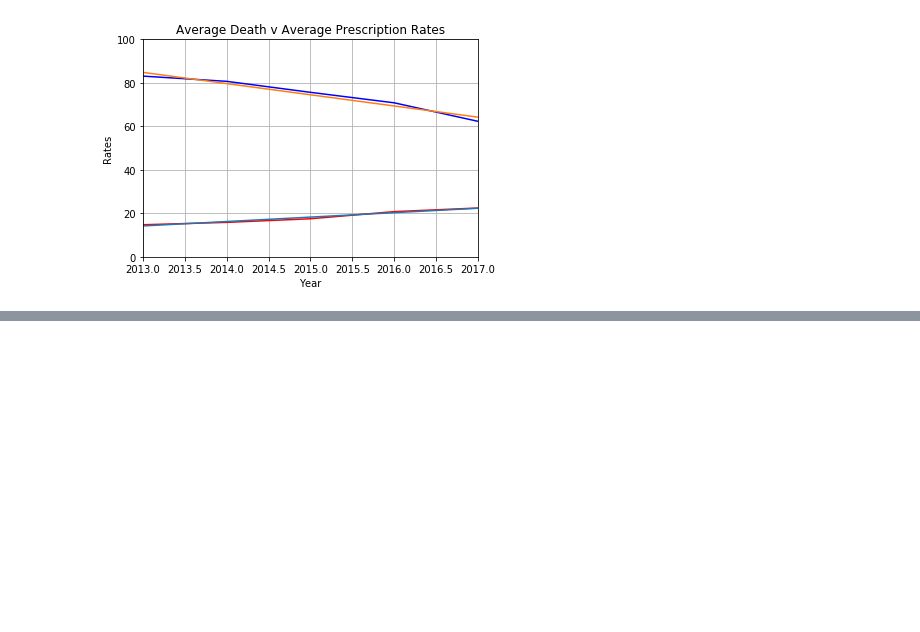
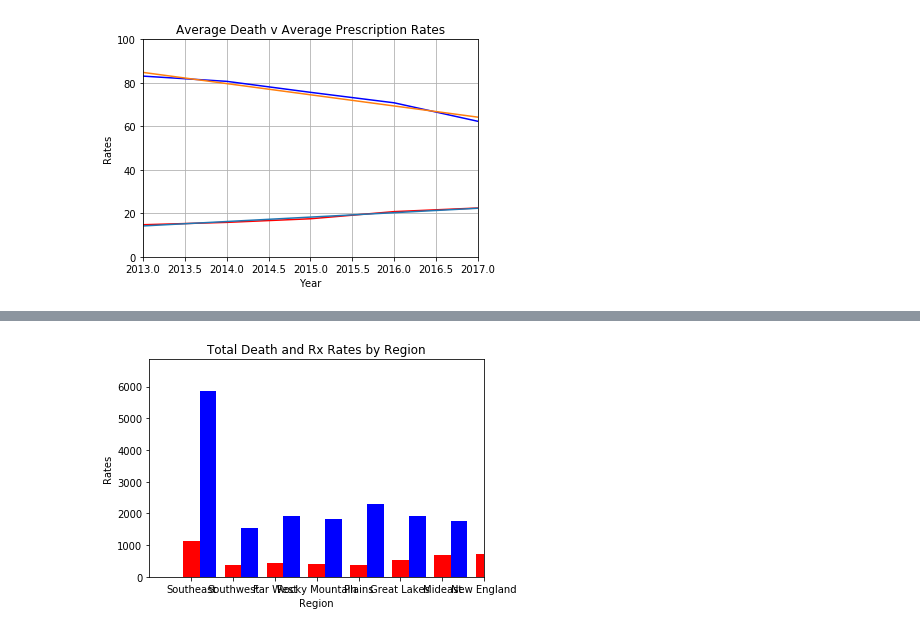
Before and after one commit to cgilbert05/Project-Team-Blue, a Jupyter notebook: Rx v Death Regression.ipynb, the cells around one changed output, grey strips where cells are left out. Cells and saved outputs as stored; diff of their text form; code cells hidden in the pictures; blank space fills up the shorter version.

Commit message:
regression and bar chart

```diff
--- a/Rx v Death Regression.ipynb
+++ b/Rx v Death Regression.ipynb
@@ -102,0 +231,41 @@ se_mean_deaths_2017 = southeast["2017Deaths"].mean()
+# %%
+# Total sum of deaths over 5 year period by region
+se_death_sum = se_deaths_2013 + se_deaths_2014 + se_deaths_2015 + se_deaths_2016 + se_deaths_2017
+sw_death_sum = sw_deaths_2013 + sw_deaths_2014 + sw_deaths_2015 + sw_deaths_2016 + sw_deaths_2017
+fw_death_sum = fw_deaths_2013 + fw_deaths_2014 + fw_deaths_2015 + fw_deaths_2016 + fw_deaths_2017
+rm_death_sum = rm_deaths_2013 + rm_deaths_2014 + rm_deaths_2015 + rm_deaths_2016 + rm_deaths_2017
+p_death_sum = p_deaths_2013 + p_deaths_2014 + p_deaths_2015 + p_deaths_2016 + p_deaths_2017
+gl_death_sum = gl_deaths_2013 + gl_deaths_2014 + gl_deaths_2015 + gl_deaths_2016 + gl_deaths_2017
+me_death_sum = me_deaths_2013 + me_deaths_2014 + me_deaths_2015 + me_deaths_2016 + me_deaths_2017
+ne_death_sum = ne_deaths_2013 + ne_deaths_2014 + ne_deaths_2015 + ne_deaths_2016 + ne_deaths_2017
+
+# Total sum of prescription rates over 5 year period by region
+se_rx_sum = se_rx_2013 + se_rx_2014 + se_rx_2015 + se_rx_2016 + se_rx_2017
+sw_rx_sum = sw_rx_2013 + sw_rx_2014 + sw_rx_2015 + sw_rx_2016 + sw_rx_2017
+fw_rx_sum = fw_rx_2013 + fw_rx_2014 + fw_rx_2015 + fw_rx_2016 + fw_rx_2017
+rm_rx_sum = rm_rx_2013 + rm_rx_2014 + rm_rx_2015 + rm_rx_2016 + rm_rx_2017
+p_rx_sum = p_rx_2013 + p_rx_2014 + p_rx_2015 + p_rx_2016 + p_rx_2017
+gl_rx_sum = gl_rx_2013 + gl_rx_2014 + gl_rx_2015 + gl_rx_2016 + gl_rx_2017
+me_rx_sum = me_rx_2013 + me_rx_2014 + me_rx_2015 + me_rx_2016 + me_rx_2017
+ne_rx_sum = ne_rx_2013 + ne_rx_2014 + ne_rx_2015 + ne_rx_2016 + ne_rx_2017
+# %%
+death_rates = [se_death_sum, sw_death_sum, fw_death_sum, rm_death_sum, p_death_sum, gl_death_sum, me_death_sum, ne_death_sum]
+rx_rates = [se_rx_sum, sw_rx_sum, fw_rx_sum, rm_rx_sum, p_rx_sum, gl_rx_sum, me_rx_sum, ne_rx_sum]
+x_axis = np.arange(len(death_rates))
+
+plt.bar(x_axis+0, death_rates, color='red', width=0.4)
+plt.bar(x_axis+0.4, rx_rates, color="blue", width=0.4)
+
+plt.title("Total Death and Rx Rates by Region")
+plt.xlabel("Region")
+plt.ylabel("Rates")
+
+tick_locations = [value for value in x_axis]
+plt.xticks(tick_locations, ["Southeast", "Southwest", "Far West", "Rocky Mountain", "Plains", "Great Lakes", "Mideast", "New England"])
+
+plt.xlim(-0.75, len(x_axis)-0.25)
+plt.ylim(0,max(rx_rates)+1000)
+
+plt.show()
+# %% [output]
+[figure, added]
```
Also changed, not shown: parts of 4 cells of this notebook.
